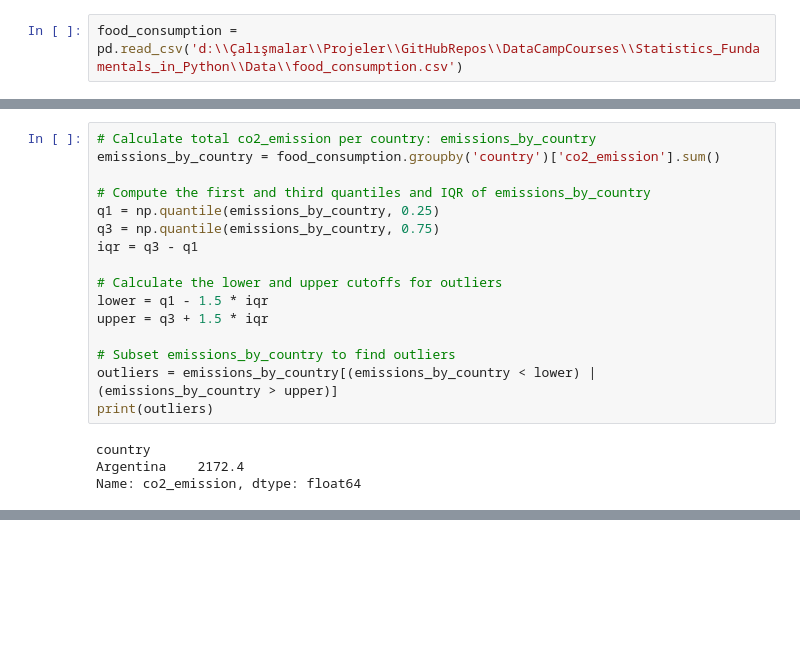
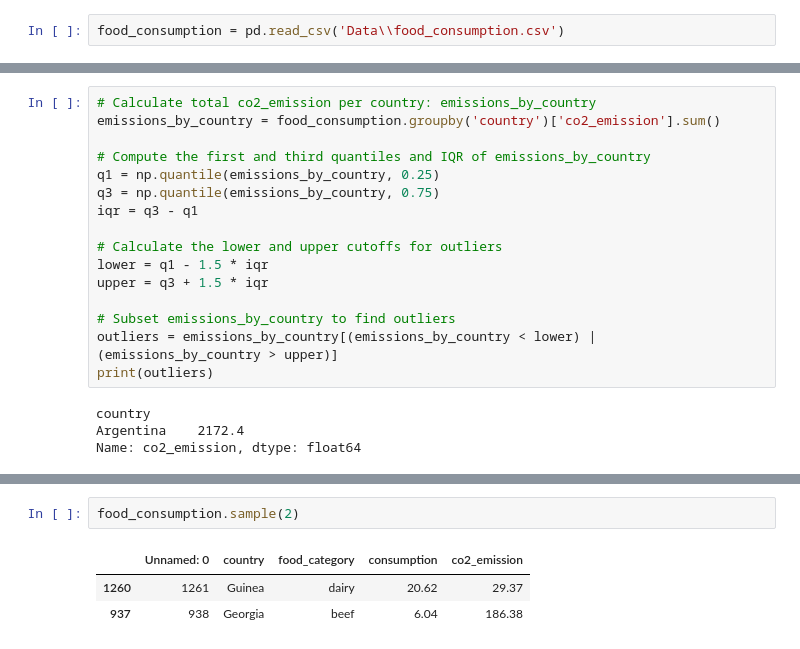
Before and after one commit to esragcetnky/DataCampCourses, a Jupyter notebook: Statistics_Fundamentals_in_Python/1_intro_stats.ipynb, the cells around one changed output, grey strips where cells are left out. Drawn from its saved outputs; the diff is of its cells as text; blank space fills up the shorter version.

```diff
--- a/Statistics_Fundamentals_in_Python/1_intro_stats.ipynb
+++ b/Statistics_Fundamentals_in_Python/1_intro_stats.ipynb
@@ -10,7 +10,7 @@ import matplotlib.pyplot as plt
 # %% [markdown]
 # 1.Load Dataset
 # %%
-food_consumption = pd.read_csv('d:\\Çalışmalar\\Projeler\\GitHubRepos\\DataCampCourses\\Statistics_Fundamentals_in_Python\\Data\\food_consumption.csv')
+food_consumption = pd.read_csv('Data\\food_consumption.csv')
 # %% [markdown]
 # 2.Measures of Center : Mean, Median, Mode
 # %%
@@ -102,0 +106,6 @@ Name: co2_emission, dtype: float64
+# %%
+food_consumption.sample(2)
+# %% [output]
+|  | Unnamed: 0 | country | food_category | consumption | co2_emission |
+| 1260 | 1261 | Guinea | dairy | 20.62 | 29.37 |
+| 937 | 938 | Georgia | beef | 6.04 | 186.38 |
```
Also changed, not shown: parts of 8 cells of this notebook.
